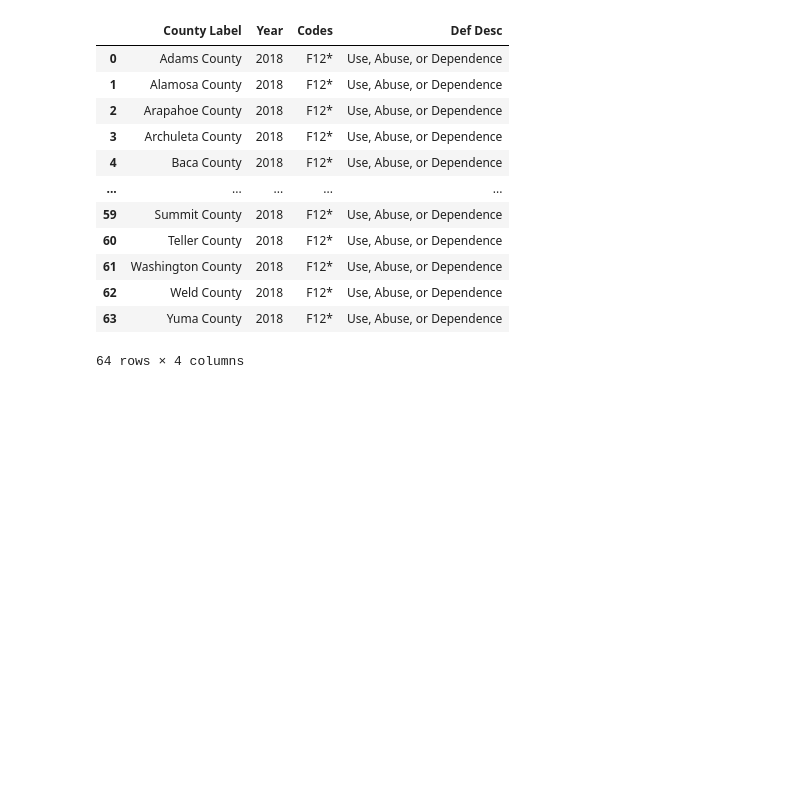
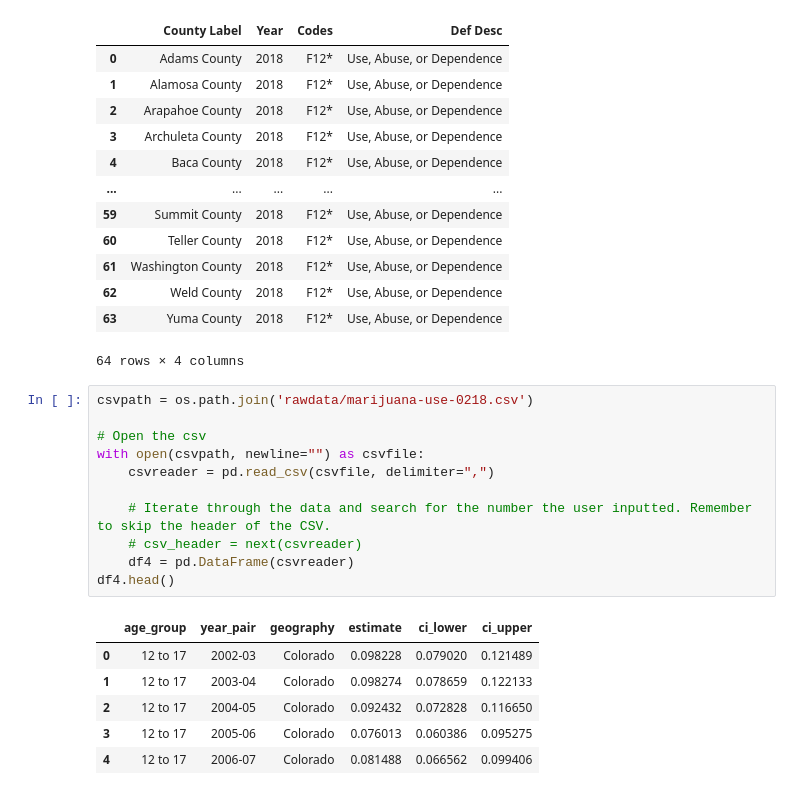
Before and after one commit to jtmcginley123/project-one, a Jupyter notebook: data/jackie_cleaning.ipynb, the cells around one changed output. Saved outputs shown, nothing was run; the diff lists cells and outputs as text; blank space fills up the shorter version.

```diff
--- a/data/jackie_cleaning.ipynb
+++ b/data/jackie_cleaning.ipynb
@@ -157,3 +156,21 @@ df3_clean
 | 62 | Weld County | 2018 | F12* | Use, Abuse, or Dependence |
 | 63 | Yuma County | 2018 | F12* | Use, Abuse, or Dependence |
 64 rows × 4 columns
+# %%
+csvpath = os.path.join('rawdata/marijuana-use-0218.csv')
+
+# Open the csv
+with open(csvpath, newline="") as csvfile:
+    csvreader = pd.read_csv(csvfile, delimiter=",")
+
+    # Iterate through the data and search for the number the user inputted. Remember to skip the header of the CSV.
+    # csv_header = next(csvreader)
+    df4 = pd.DataFrame(csvreader)
+df4.head()
+# %% [output]
+|  | age_group | year_pair | geography | estimate | ci_lower | ci_upper |
+| 0 | 12 to 17 | 2002-03 | Colorado | 0.098228 | 0.079020 | 0.121489 |
+| 1 | 12 to 17 | 2003-04 | Colorado | 0.098274 | 0.078659 | 0.122133 |
+| 2 | 12 to 17 | 2004-05 | Colorado | 0.092432 | 0.072828 | 0.116650 |
+| 3 | 12 to 17 | 2005-06 | Colorado | 0.076013 | 0.060386 | 0.095275 |
+| 4 | 12 to 17 | 2006-07 | Colorado | 0.081488 | 0.066562 | 0.099406 |
```
Also changed, not shown: parts of 4 cells of this notebook.
